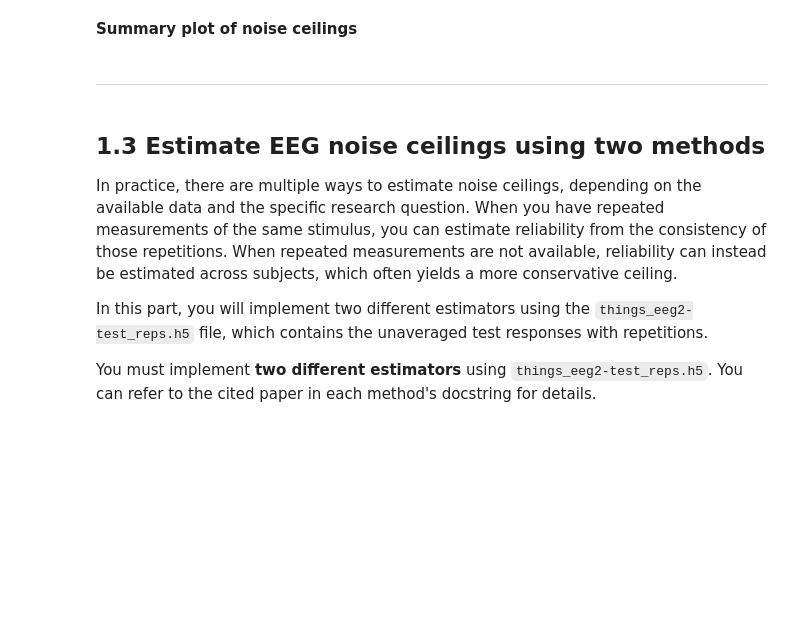
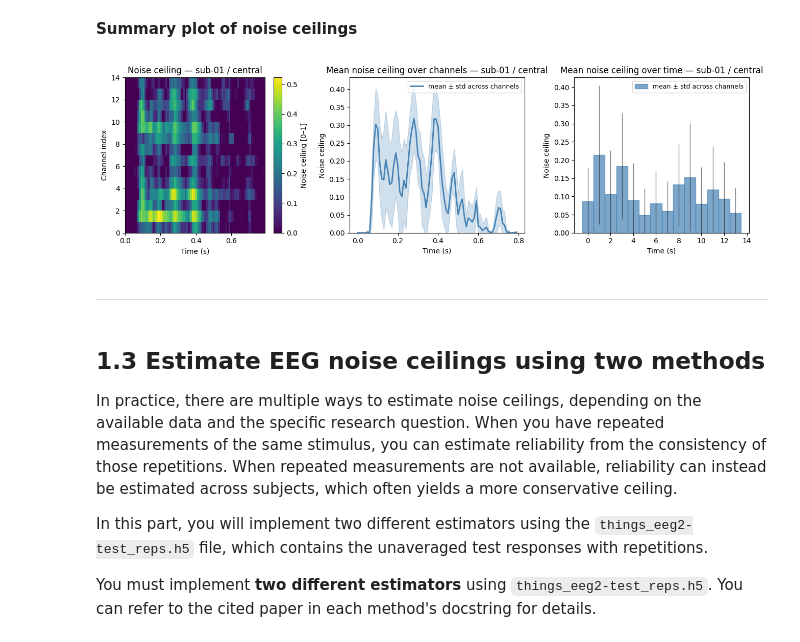
Before and after one commit to martiiiina/NX-414, a Jupyter notebook: project/nx414_project_2026.ipynb, the cells around one changed output. Cells and saved outputs as stored; diff of their text form; code cells hidden in the pictures; blank space fills up the shorter version.

```diff
--- a/project/nx414_project_2026.ipynb
+++ b/project/nx414_project_2026.ipynb
@@ -854,33 +866,53 @@ plt.show()
 # %%
 # Visualize provided EEG noise ceilings
 nc = noise_ceil / 100.0
+channels = noise_ceil.shape[0]
+ax_ch = np.linspace(0, channels-1, channels)
 
-fig, axes = plt.subplots(1, 2, figsize=(13, 4))
+
+fig, axes = plt.subplots(1, 3, figsize=(13, 4))
 
 # Left: channels × time heatmap
 ax = axes[0]
 im = ax.imshow(nc, aspect='auto', origin='lower',
                extent=[times[0], times[-1], 0, n_channels],
                cmap='viridis', vmin=0, vmax=nc.max())
 ax.set_xlabel('Time (s)')
 ax.set_ylabel('Channel index')
 ax.set_title(f'Noise ceiling — {sub} / {roi}')
 plt.colorbar(im, ax=ax, label='Noise ceiling [0–1]')
 
-# Right: mean ± std over channels
+# Middle: mean ± std over channels in time
 mu  = nc.mean(axis=0)
 sig = nc.std(axis=0)
 ax  = axes[1]
 ax.plot(times, mu, lw=2, color='steelblue', label='mean ± std across channels')
 ax.fill_between(times, mu - sig, mu + sig, alpha=0.25, color='steelblue')
+ax.set_xlabel('Time (s)')
+ax.set_ylabel('Noise ceiling')
+ax.set_title(f'Mean noise ceiling over channels — {sub} / {roi}')
+ax.set_ylim(0)
+ax.legend(fontsize=9)
+
+# Right: mean ± std over time in channels
+mu_tp  = nc.mean(axis=1)
+sig_tp = nc.std(axis=1)
+ax  = axes[2]
+#ax.bar(ax_ch, mu_tp, lw=2, color='steelblue', label='mean ± std across channels')
+#ax.fill_between(ax_ch, mu_tp - sig_tp, mu_tp + sig_tp, alpha=0.25, color='steelblue')
+ax.bar(ax_ch, mu_tp, yerr=sig_tp, width=1, color='steelblue',
+       edgecolor='steelblue', alpha=0.7, label='mean ± std across channels',
+       error_kw={'ecolor': 'black', 'lw': 1, 'alpha': 0.5})
 ax.set_xlabel('Time (s)')
 ax.set_ylabel('Noise ceiling')
 ax.set_title(f'Mean noise ceiling over time — {sub} / {roi}')
 ax.set_ylim(0)
 ax.legend(fontsize=9)
 
 plt.tight_layout()
 plt.show()
+# %% [output]
+[figure, added]
 # %% [markdown]
 ---
 # %% [markdown]
```
Also changed, not shown: parts of 4 cells of this notebook.
